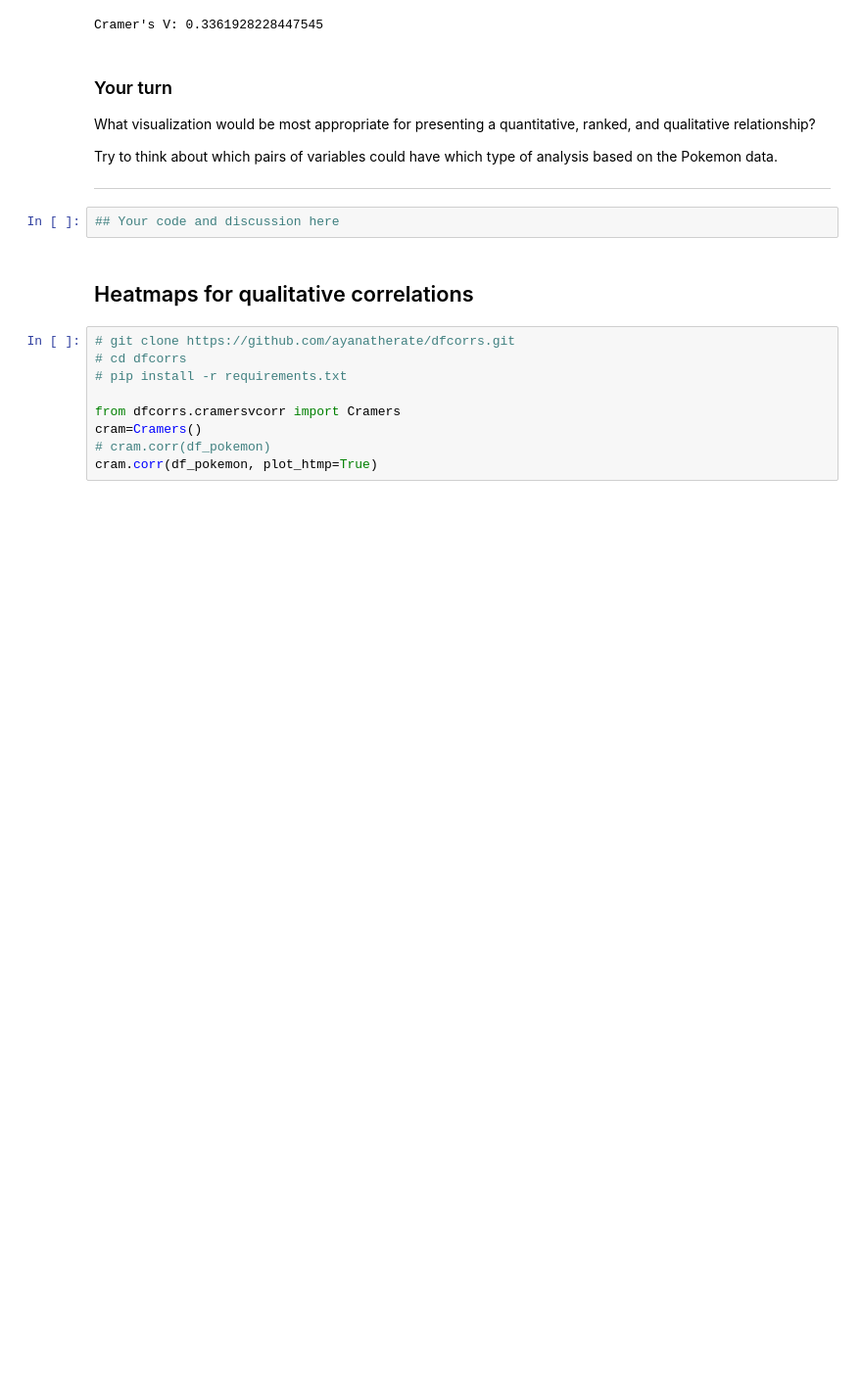
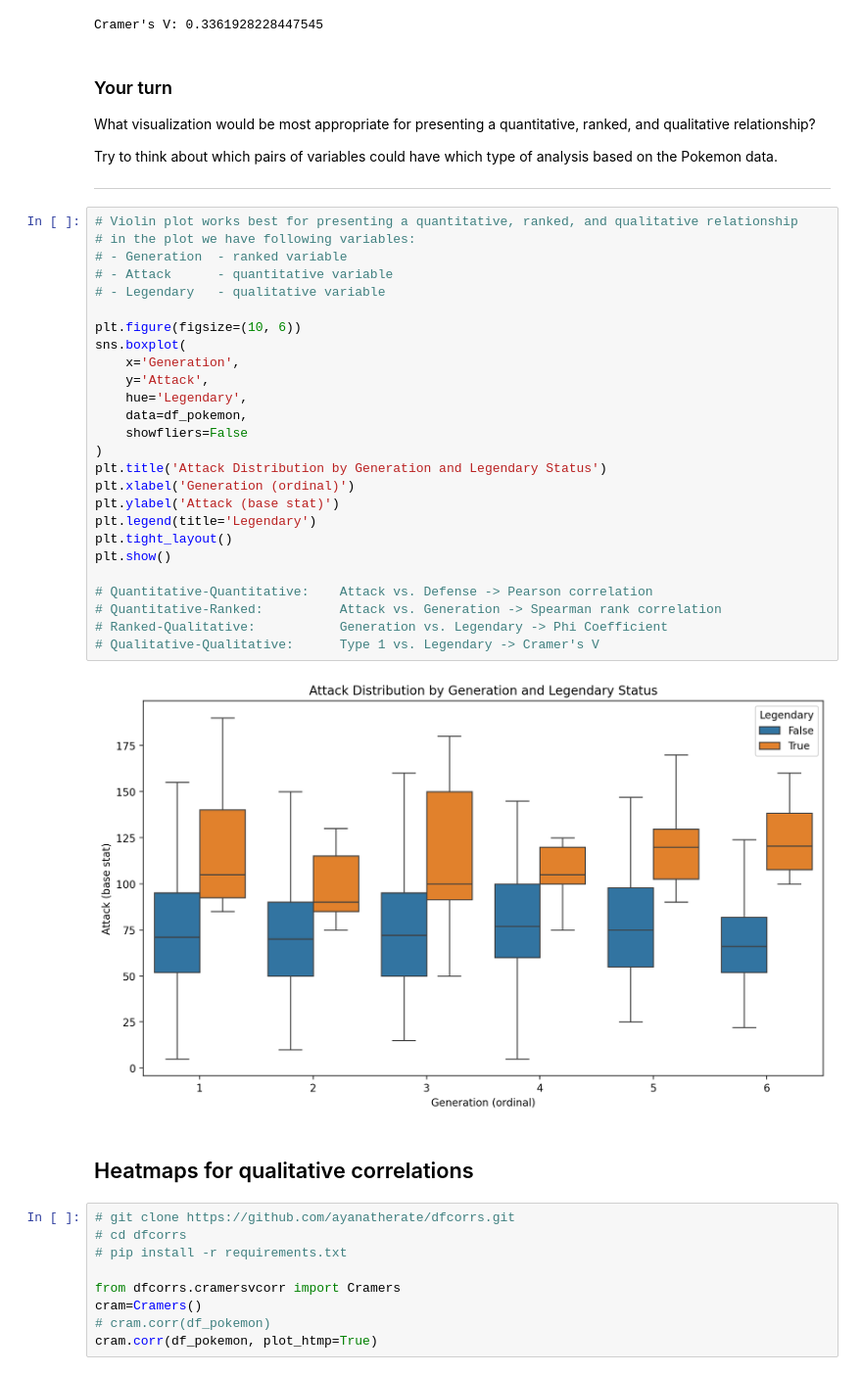
Before and after one commit to arietz/DS2025, a Jupyter notebook: Report6/Exercise9.ipynb, the cells around one changed output. Shown at 98% size. Saved outputs shown, nothing was run; the diff lists cells and outputs as text; blank space fills up the shorter version.

```diff
--- a/Report6/Exercise9.ipynb
+++ b/Report6/Exercise9.ipynb
@@ -504,7 +526,33 @@ Try to think about which pairs of variables could have which type of analysis ba
 
 ---
 # %%
-## Your code and discussion here
+# Violin plot works best for presenting a quantitative, ranked, and qualitative relationship
+# in the plot we have following variables:
+# - Generation  - ranked variable
+# - Attack      - quantitative variable
+# - Legendary   - qualitative variable
+
+plt.figure(figsize=(10, 6))
+sns.boxplot(
+    x='Generation',
+    y='Attack',
+    hue='Legendary',
+    data=df_pokemon,
+    showfliers=False
+)
+plt.title('Attack Distribution by Generation and Legendary Status')
+plt.xlabel('Generation (ordinal)')
+plt.ylabel('Attack (base stat)')
+plt.legend(title='Legendary')
+plt.tight_layout()
+plt.show()
+
+# Quantitative-Quantitative:    Attack vs. Defense -> Pearson correlation
+# Quantitative-Ranked:          Attack vs. Generation -> Spearman rank correlation
+# Ranked-Qualitative:           Generation vs. Legendary -> Phi Coefficient
+# Qualitative-Qualitative:      Type 1 vs. Legendary -> Cramer's V
+# %% [output]
+[figure, added]
 # %% [markdown]
 ## Heatmaps for qualitative correlations
 # %%
```
Also changed, not shown: parts of 4 cells of this notebook, 19 other files.
